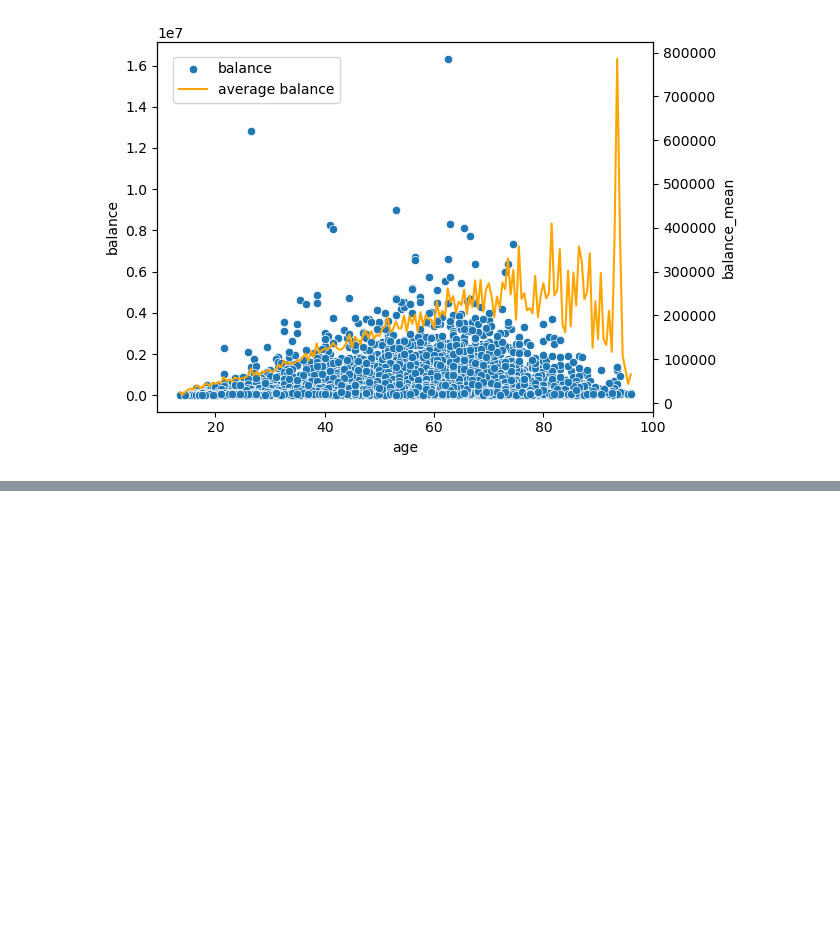
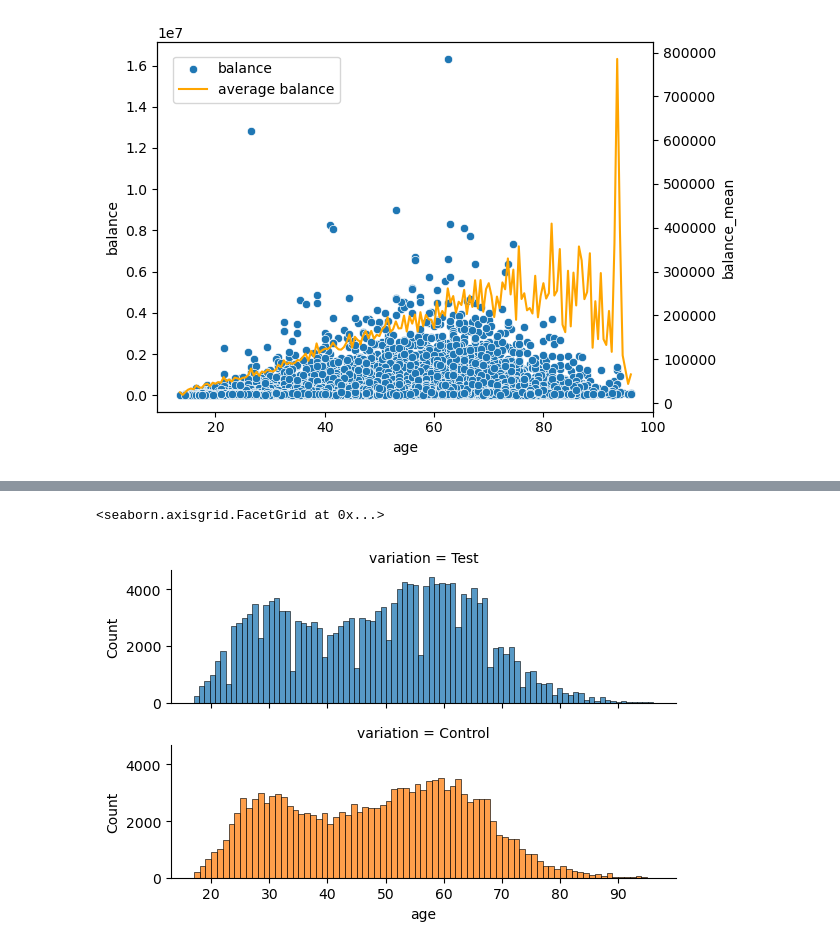
Before and after one commit to RosaEvasari/Vanguard_Project, a Jupyter notebook: notebooks/notebook.ipynb, the cells around one changed output, grey strips where cells are left out. Drawn from its saved outputs; the diff is of its cells as text; code cells hidden in the pictures; blank space fills up the shorter version.

```diff
--- a/notebooks/notebook.ipynb
+++ b/notebooks/notebook.ipynb
@@ -202,3 +228,7 @@ fig.legend(labels=['balance','average balance'], bbox_to_anchor=(0.15, 0.85), lo
 plt.show()
 # %% [output]
 [figure]
+# %%
+# merge tables and only consider clients present in all three tables
+df_ = pd.merge(df_web_data, df_clients, on='client_id', how='inner')
+df = pd.merge(df_, df_demo, on='client_id', how='inner')
@@ -204,0 +266,6 @@ plt.show()
+# %%
+g = sns.FacetGrid(df, row="variation", hue="variation", height=2, aspect=3)
+g.map(sns.histplot, "age")
+# %% [output]
+<seaborn.axisgrid.FacetGrid at 0x...>
+[figure, added]
```
Also changed, not shown: parts of 10 cells of this notebook.
